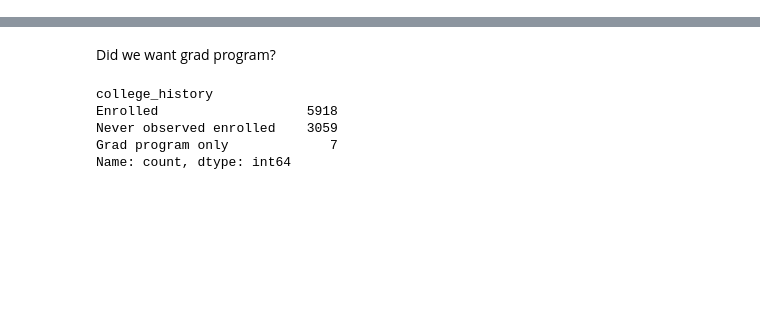
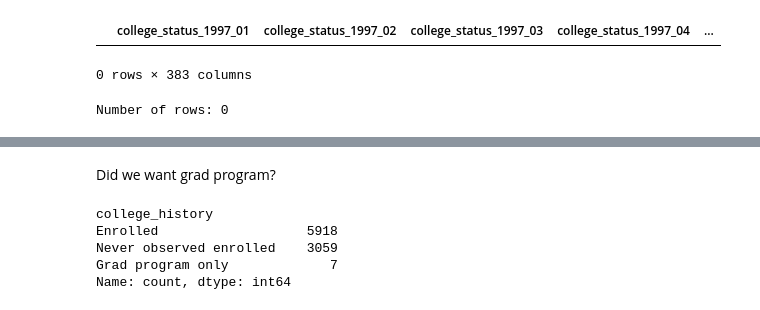
Before and after one commit to EatPotatoes/capstone_victimization, a Jupyter notebook: full_dataset/data_full.ipynb, the cells around one changed output, grey strips where cells are left out. Saved outputs shown, nothing was run; the diff lists cells and outputs as text; code cells hidden in the pictures; blank space fills up the shorter version.

```diff
--- a/full_dataset/data_full.ipynb
+++ b/full_dataset/data_full.ipynb
@@ -5 +5,18 @@ dataset = pd.read_csv("/Users/nicoletimko/Desktop/capstone_victimization/full_da
+# %%
+college_cols = [col for col in dataset.columns if col.startswith("college_status_")]
+
+college_data = dataset[college_cols].replace([-1, -2, -3, -4, -5], np.nan)
+
+missing_college = dataset[college_data.isna().all(axis=1)]
+
+# Rows where every college_status column is missing
+missing_college = dataset[dataset[college_cols].isna().all(axis=1)]
+
+display(missing_college)
+
+print("Number of rows:", len(missing_college))
+# %% [output]
+|  | college_status_1997_01 | college_status_1997_02 | college_status_1997_03 | college_status_1997_04 | ... |
+0 rows × 383 columns
+Number of rows: 0
 # %%
```
Also changed, not shown: parts of 5 cells of this notebook, 5 other files.
